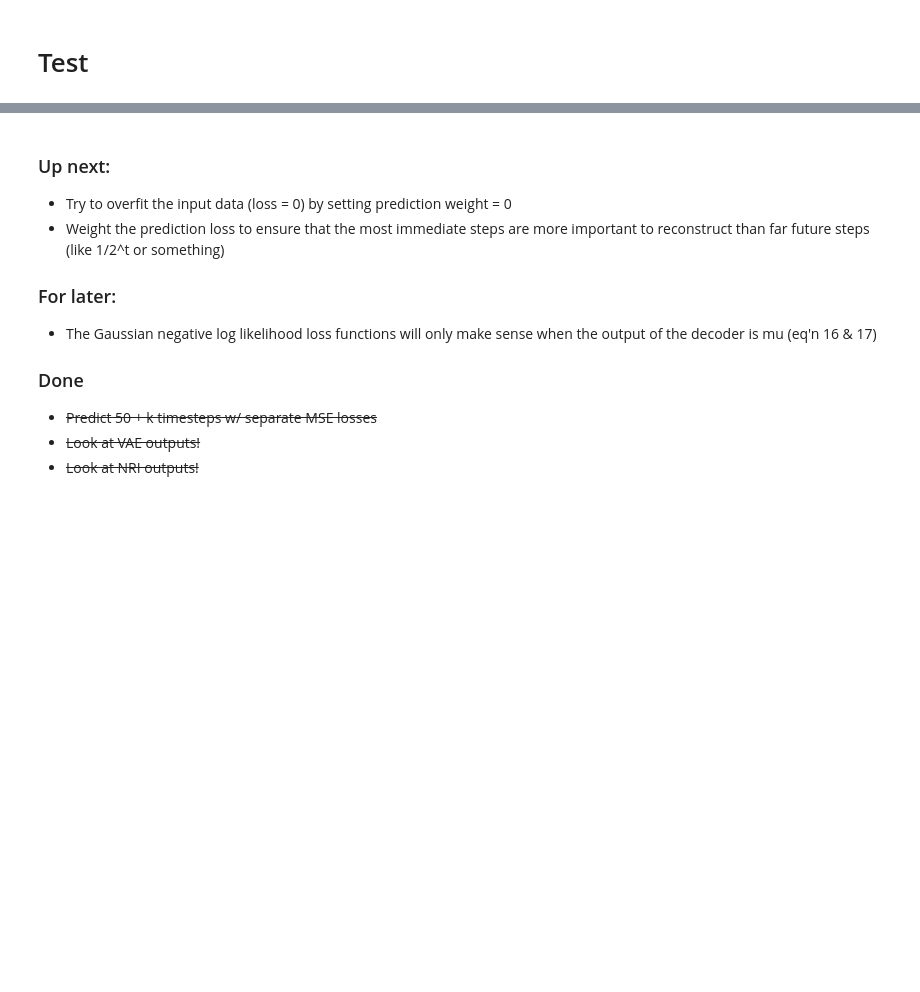
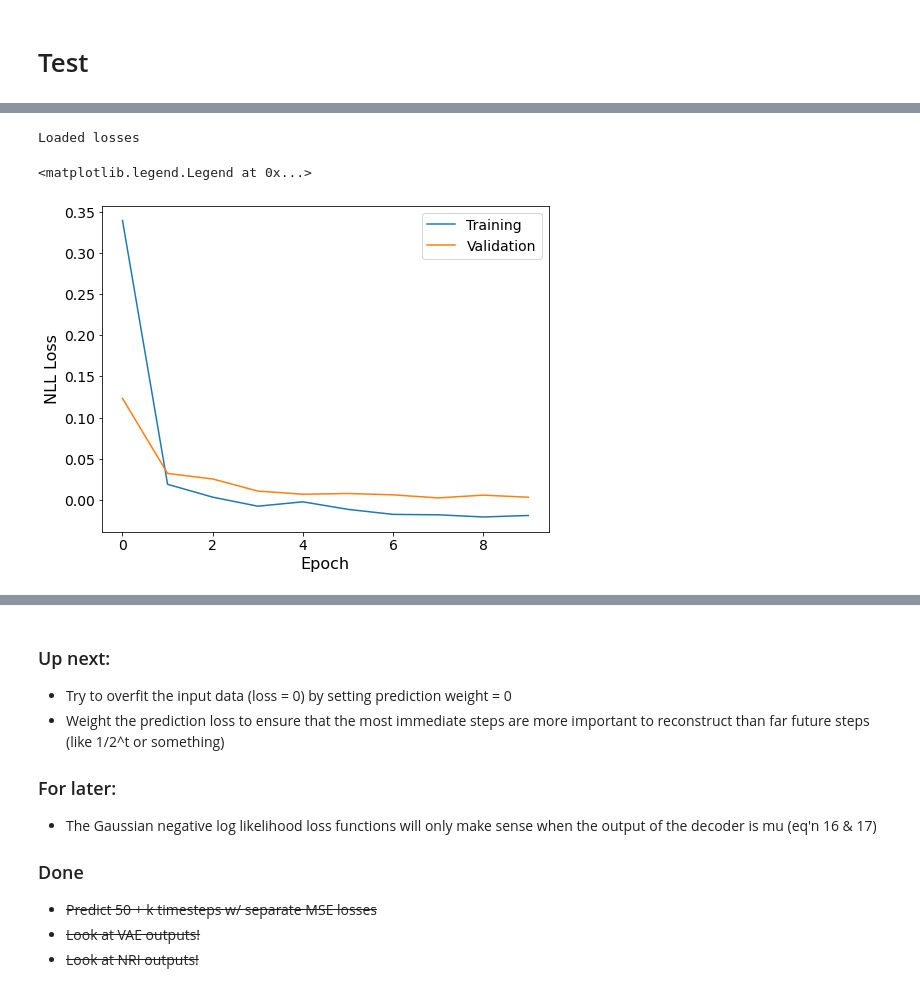
Before and after one commit to mariel-pettee/choreo-graph, a Jupyter notebook: vae.ipynb, the cells around one changed output, grey strips where cells are left out. Drawn from its saved outputs; the diff is of its cells as text; code cells hidden in the pictures; blank space fills up the shorter version.

```diff
--- a/vae.ipynb
+++ b/vae.ipynb
@@ -38,6 +57,7 @@ from functions.seq_autoencoder import *
 # %%
-folder = "./logs/nri_gpu_noskip"
+folder = "./logs/test_seq49"
 dataloader_test = torch.load(os.path.join(folder,"dataloader_test.pth"))
+dataloader_train = torch.load(os.path.join(folder,"dataloader_train.pth"))
 checkpoint_path = os.path.join(folder,"best_weights.pth")
 args_file = os.path.join(folder, 'args.pkl')
 args = pickle.load(open(args_file, "rb" ))['args']
@@ -45,9 +65,26 @@ checkpoint_loaded = False
 
 # Load these if training actually completed:
 if os.path.exists(os.path.join(folder,"losses.json")):
+    print("Loaded losses")
     dict = json.load(open(os.path.join(folder,"losses.json")))
     train_losses = dict['train_losses']
     val_losses = dict['val_losses']
+# %% [output]
+Loaded losses
+# %%
+fig, ax = plt.subplots(figsize=(8,6))
+ax.plot(np.arange(len(train_losses)), train_losses, label="Training")
+ax.plot(np.arange(len(val_losses)), val_losses, label="Validation")
+ax.set_xlabel("Epoch", fontsize=16)
+ax.set_ylabel("NLL Loss", fontsize=16)
+# ax.set_yscale("log")
+# ax.set_ylim(-0.05,1)
+plt.xticks(fontsize=14)
+plt.yticks(fontsize=14)
+ax.legend(fontsize=14)
+# %% [output]
+<matplotlib.legend.Legend at 0x...>
+[figure, added]
 # %%
 if torch.cuda.is_available() and args.no_cuda == False:
     device = torch.device('cuda')
```
Also changed, not shown: parts of 9 cells of this notebook, 5 other files.
